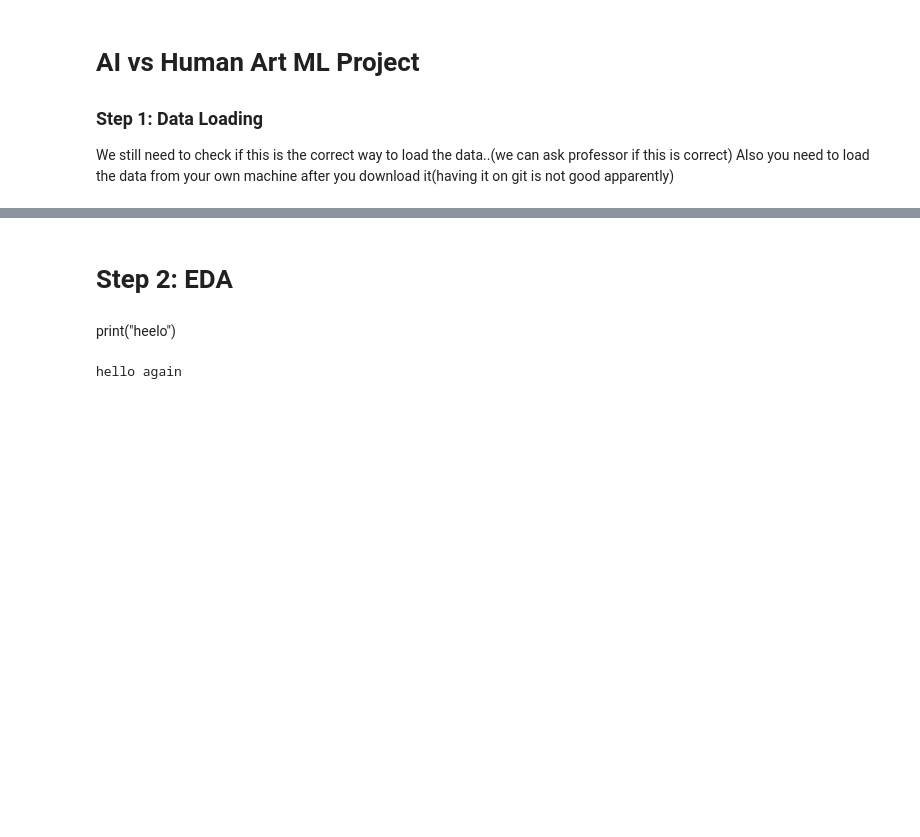
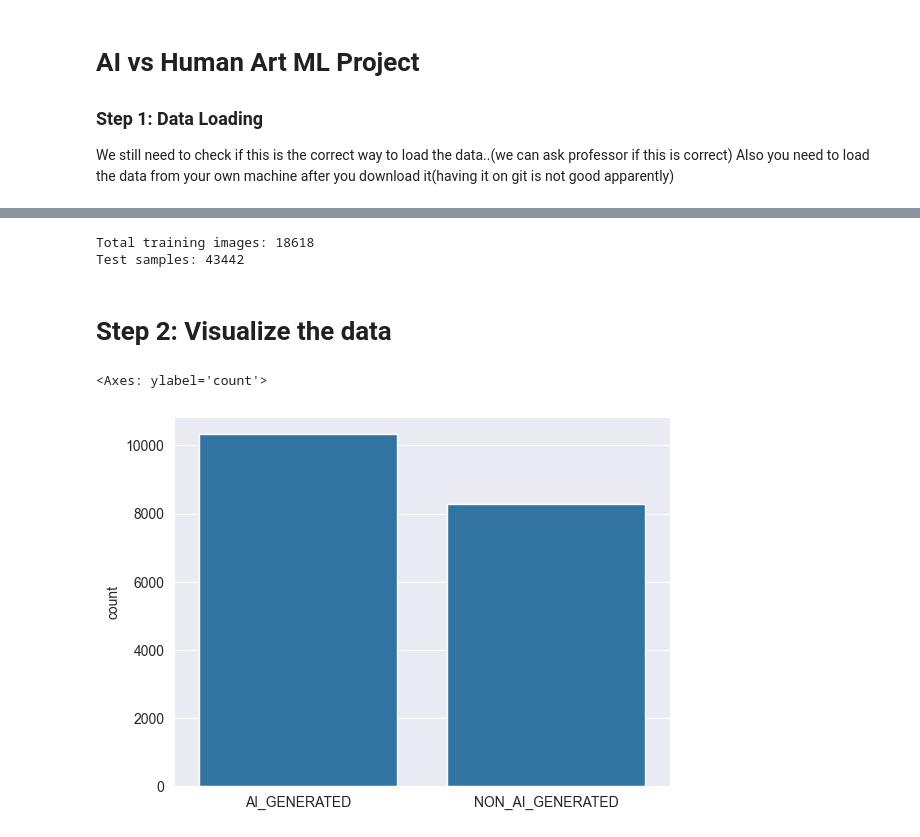
Before and after one commit to GeorgeBonilla-1/AI-Art-Detection, a Jupyter notebook: main.ipynb, the cells around one changed output, grey strips where cells are left out. Saved outputs shown, nothing was run; the diff lists cells and outputs as text; code cells hidden in the pictures; blank space fills up the shorter version.

Commit message:
Simple EDA, model loading + building + training. Evaluation is needed

```diff
--- a/main.ipynb
+++ b/main.ipynb
@@ -33,8 +107,26 @@ val_ds = tf.keras.preprocessing.image_dataset_from_directory(
+# %%
+train_paths, train_labels = get_file_paths('data/train')
+print(f"Total training images: {len(train_paths)}")
+
+# Get test file paths
+test_paths = get_test_file_paths('data/test')
+print(f"Test samples: {len(test_paths)}")
+train_gen = data_generator(train_paths, train_labels, batch_size=batch_size, shuffle=True)
+test_gen = test_data_generator(test_paths, batch_size=batch_size)
+# %% [output]
+Total training images: 18618
+Test samples: 43442
 # %% [markdown]
-# Step 2: EDA
+# Step 2: Visualize the data
-# %% [markdown]
-print("heelo")
-# %%
-print("hello again")
-# %% [output]
-hello again
+# %%
+l = []
+for label in train_labels:
+    if(label == 0):
+        l.append("AI_GENERATED")
+    else:
+        l.append("NON_AI_GENERATED")
+sns.set_style('darkgrid')
+sns.countplot(x=l)
+# %% [output]
+<Axes: ylabel='count'>
+[figure, added]
```
Also changed, not shown: parts of 15 cells of this notebook.
